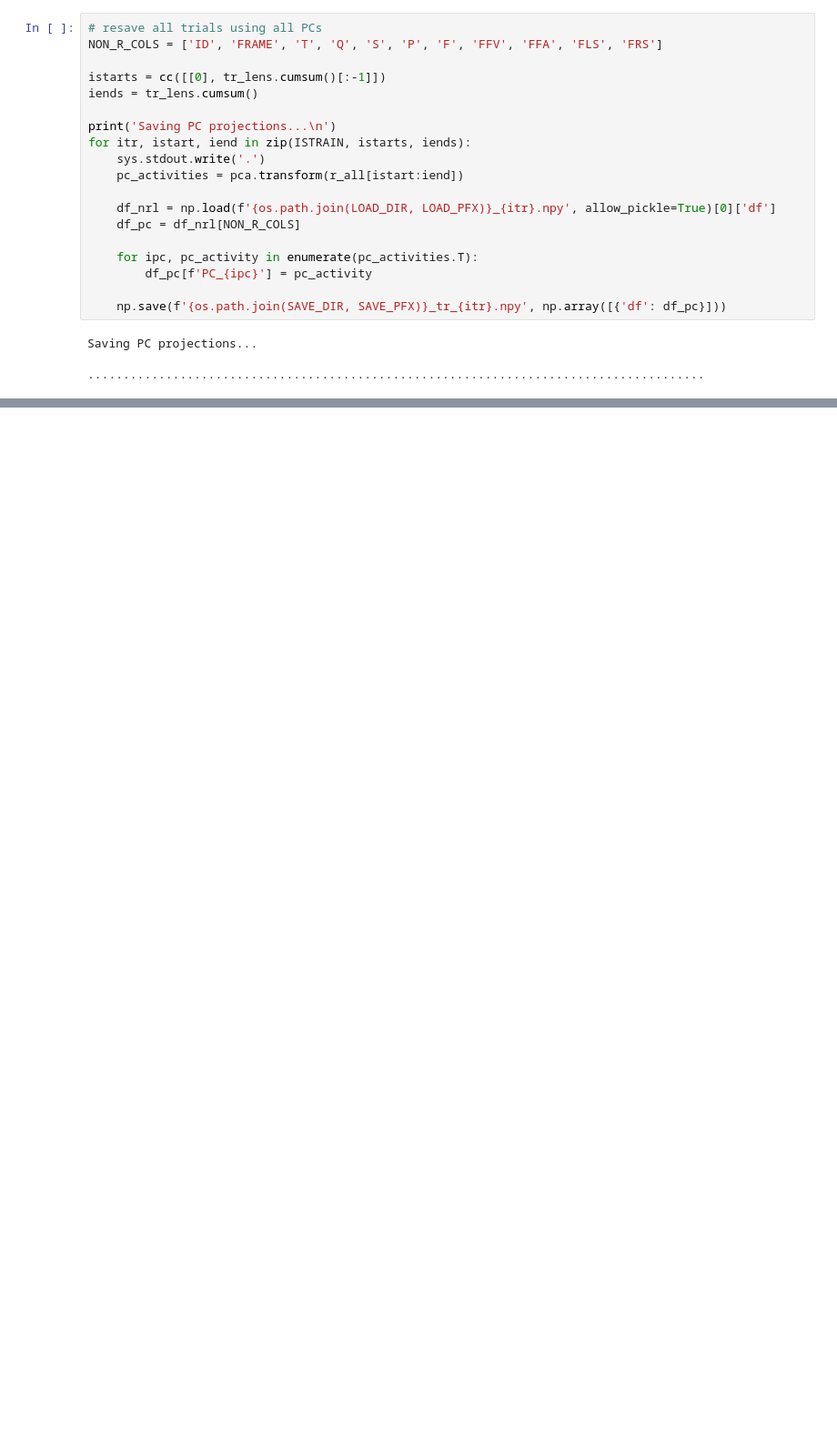
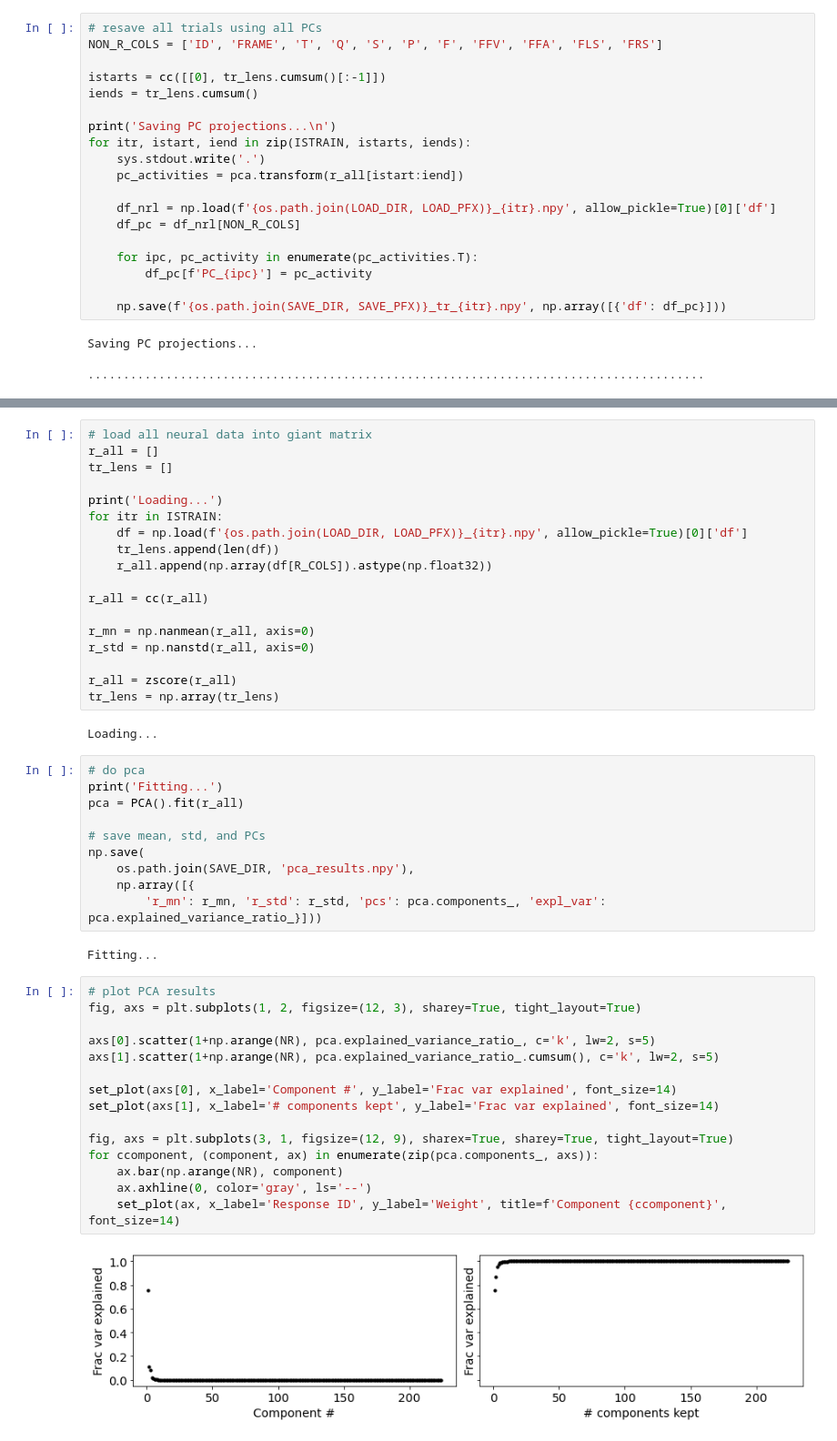
Before and after one commit to rkp8000/inferring-neural-codes, a Jupyter notebook: 4_C_pca_transform_baker.ipynb, the cells around one changed output, grey strips where cells are left out. Shown at 91% size. Saved outputs shown, nothing was run; the diff lists cells and outputs as text; blank space fills up the shorter version.

```diff
--- a/4_C_pca_transform_baker.ipynb
+++ b/4_C_pca_transform_baker.ipynb
@@ -234,0 +279,49 @@ Saving PC projections...
+# %%
+# load all neural data into giant matrix
+r_all = []
+tr_lens = []
+
+print('Loading...')
+for itr in ISTRAIN:
+    df = np.load(f'{os.path.join(LOAD_DIR, LOAD_PFX)}_{itr}.npy', allow_pickle=True)[0]['df']
+    tr_lens.append(len(df))
+    r_all.append(np.array(df[R_COLS]).astype(np.float32))
+
+r_all = cc(r_all)
+
+r_mn = np.nanmean(r_all, axis=0)
+r_std = np.nanstd(r_all, axis=0)
+
+r_all = zscore(r_all)
+tr_lens = np.array(tr_lens)
+# %% [output]
+Loading...
+# %%
+# do pca
+print('Fitting...')
+pca = PCA().fit(r_all)
+
+# save mean, std, and PCs
+np.save(
+    os.path.join(SAVE_DIR, 'pca_results.npy'),
+    np.array([{
+        'r_mn': r_mn, 'r_std': r_std, 'pcs': pca.components_, 'expl_var': pca.explained_variance_ratio_}]))
+# %% [output]
+Fitting...
+# %%
+# plot PCA results
+fig, axs = plt.subplots(1, 2, figsize=(12, 3), sharey=True, tight_layout=True)
+
+axs[0].scatter(1+np.arange(NR), pca.explained_variance_ratio_, c='k', lw=2, s=5)
+axs[1].scatter(1+np.arange(NR), pca.explained_variance_ratio_.cumsum(), c='k', lw=2, s=5)
+
+set_plot(axs[0], x_label='Component #', y_label='Frac var explained', font_size=14)
+set_plot(axs[1], x_label='# components kept', y_label='Frac var explained', font_size=14)
+
+fig, axs = plt.subplots(3, 1, figsize=(12, 9), sharex=True, sharey=True, tight_layout=True)
+for ccomponent, (component, ax) in enumerate(zip(pca.components_, axs)):
+    ax.bar(np.arange(NR), component)
+    ax.axhline(0, color='gray', ls='--')
+    set_plot(ax, x_label='Response ID', y_label='Weight', title=f'Component {ccomponent}', font_size=14)
+# %% [output]
+[figure, added]
```
Also changed, not shown: parts of 6 cells of this notebook, 29 other files.
